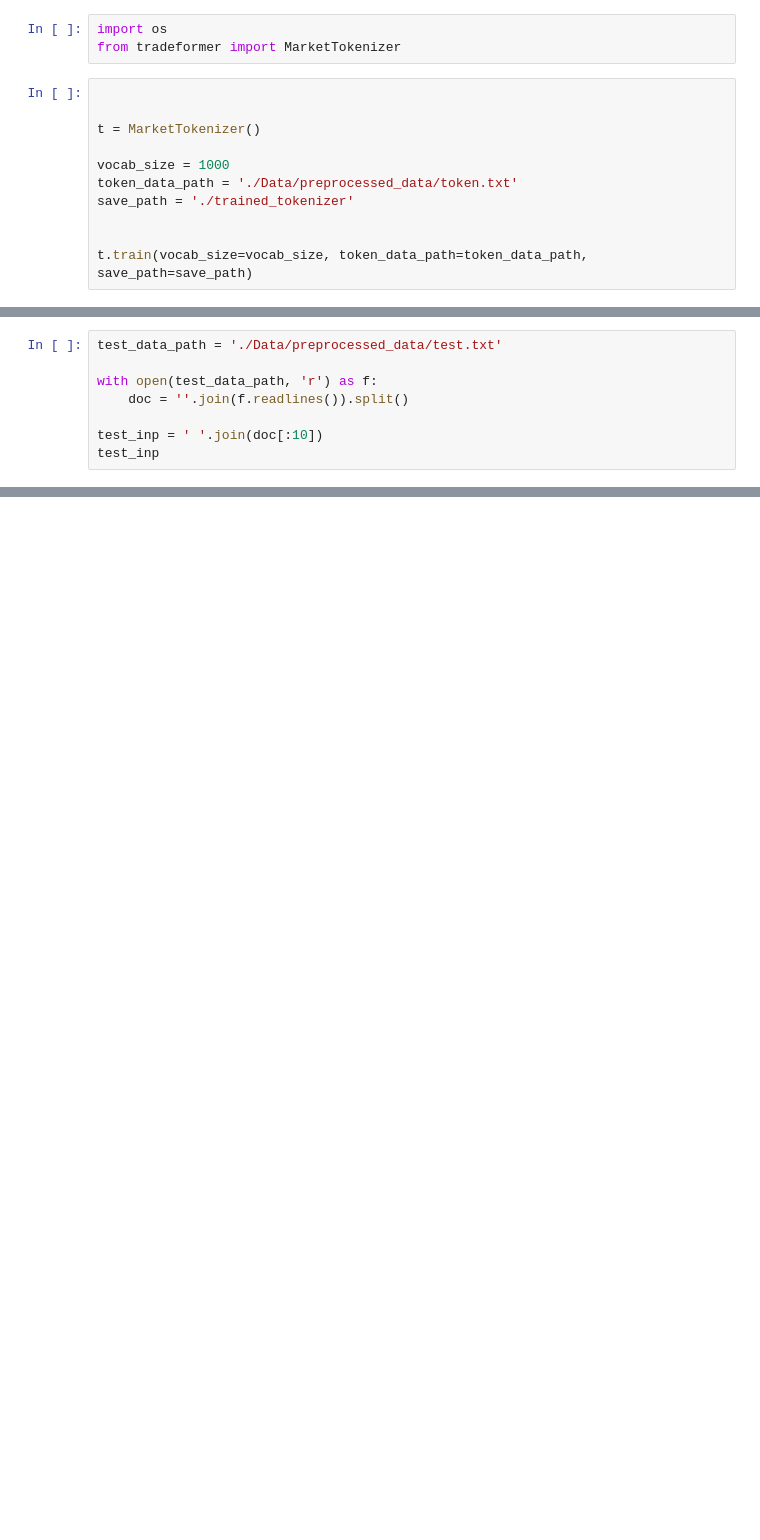
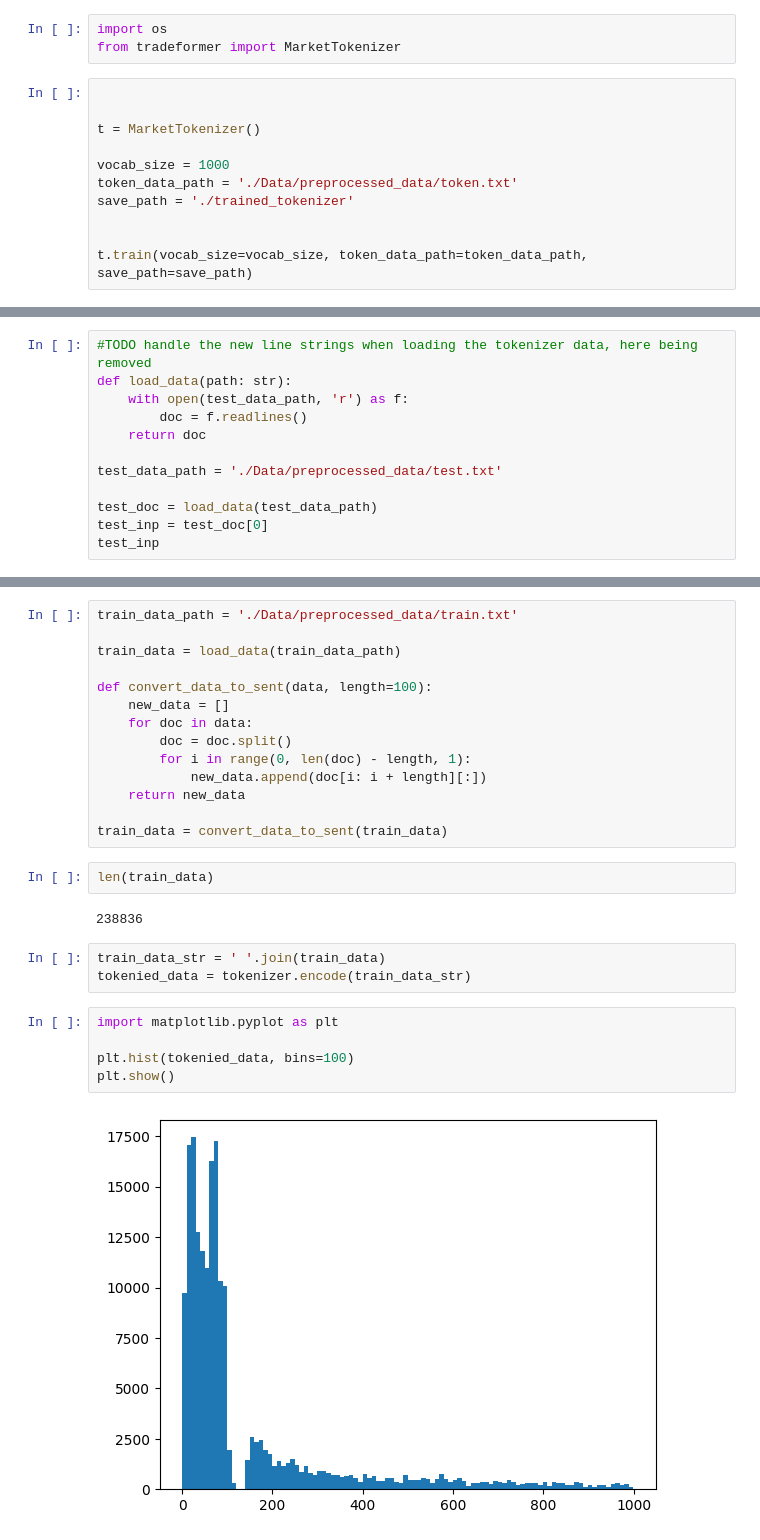
Before and after one commit to eliird/tradeformer, a Jupyter notebook: training_tokenizer.ipynb, the cells around one changed output, grey strips where cells are left out. Drawn from its saved outputs; the diff is of its cells as text; blank space fills up the shorter version.

Commit message:
explored tokenizer on train dataset

```diff
--- a/training_tokenizer.ipynb
+++ b/training_tokenizer.ipynb
@@ -17,8 +16,0 @@ t2 = MarketTokenizer(load_path=save_path)
-# %%
-test_data_path = './Data/preprocessed_data/test.txt'
-
-with open(test_data_path, 'r') as f:
-    doc = ''.join(f.readlines()).split()
-
-test_inp = ' '.join(doc[:10])
-test_inp
@@ -26,0 +17,12 @@ test_inp
+# %%
+#TODO handle the new line strings when loading the tokenizer data, here being removed
+def load_data(path: str):
+    with open(test_data_path, 'r') as f:
+        doc = f.readlines()
+    return doc
+
+test_data_path = './Data/preprocessed_data/test.txt'
+
+test_doc = load_data(test_data_path)
+test_inp = test_doc[0]
+test_inp
@@ -30,0 +55,28 @@ t2.decode(t2.encode(test_inp))
+# %%
+train_data_path = './Data/preprocessed_data/train.txt'
+
+train_data = load_data(train_data_path)
+
+def convert_data_to_sent(data, length=100):
+    new_data = []
+    for doc in data:
+        doc = doc.split()
+        for i in range(0, len(doc) - length, 1):
+            new_data.append(doc[i: i + length][:])
+    return new_data
+
+train_data = convert_data_to_sent(train_data)
+# %%
+len(train_data)
+# %% [output]
+238836
+# %%
+train_data_str = ' '.join(train_data)
+tokenied_data = tokenizer.encode(train_data_str)
+# %%
+import matplotlib.pyplot as plt
+
+plt.hist(tokenied_data, bins=100)
+plt.show()
+# %% [output]
+[figure, added]
```
Also changed, not shown: parts of 5 cells of this notebook.
